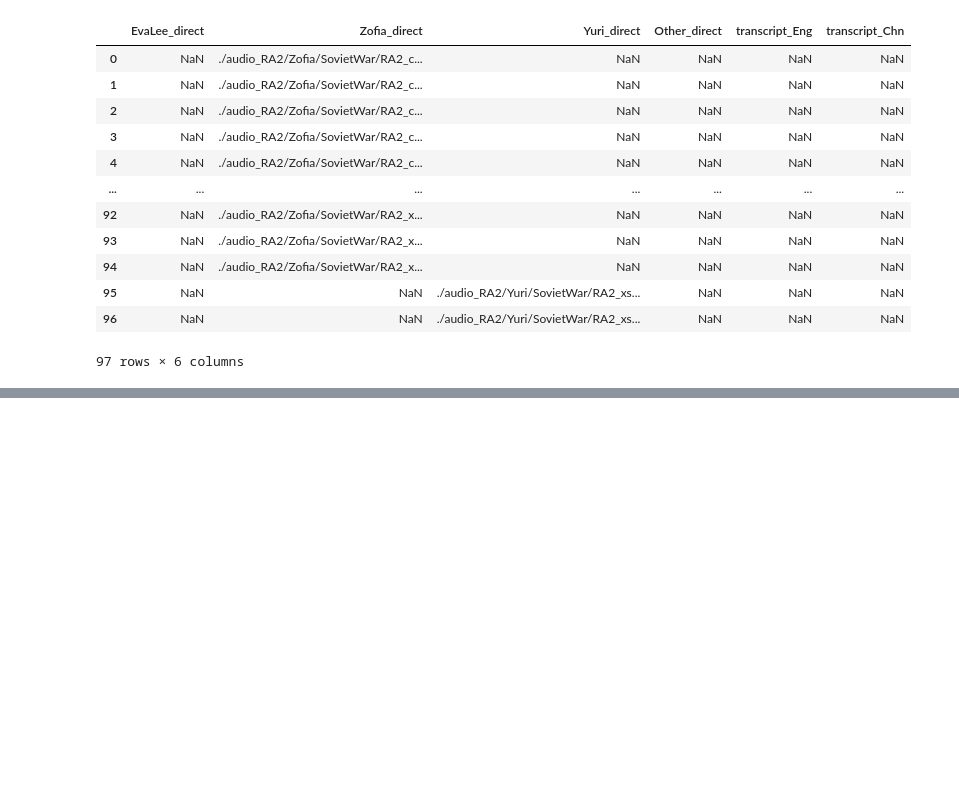
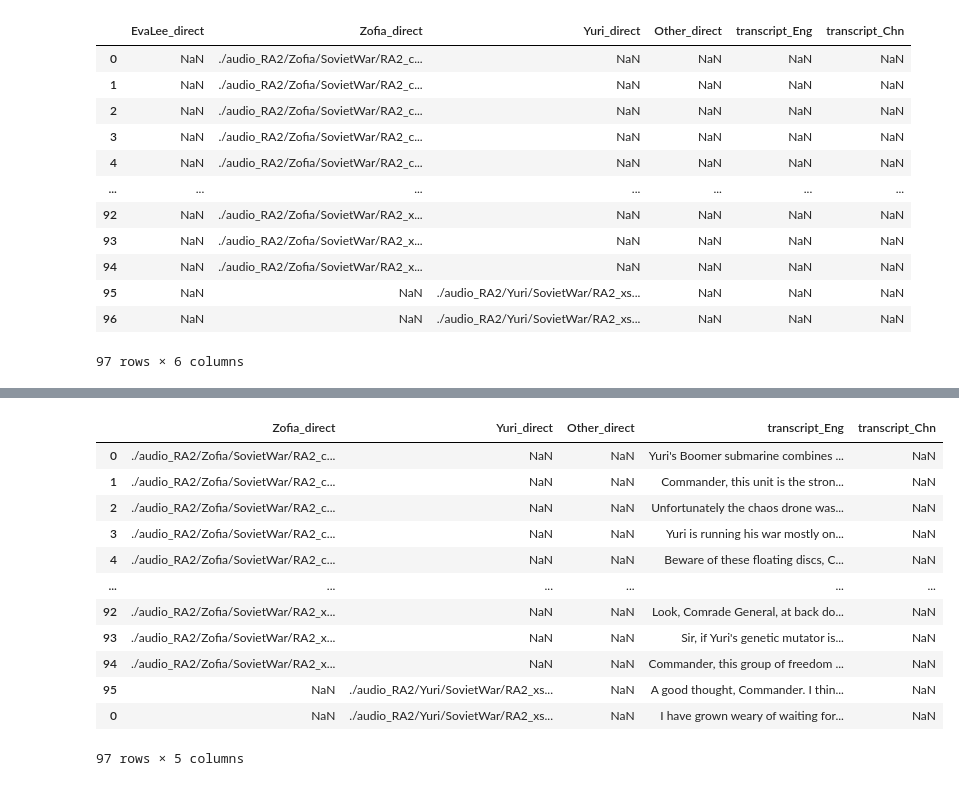
Before and after one commit to junqilu/AudioManipulation, a Jupyter notebook: download_red_alert_voices.ipynb, the cells around one changed output, grey strips where cells are left out. Saved outputs shown, nothing was run; the diff lists cells and outputs as text; code cells hidden in the pictures; blank space fills up the shorter version.

```diff
--- a/download_red_alert_voices.ipynb
+++ b/download_red_alert_voices.ipynb
@@ -893,0 +899,11 @@ total_df.to_csv('./audio_RA2/transcripts/all.csv',
+# %%
+audio_dict = no_transcription.iloc[96].to_dict()
+
+non_nan_key = ''
+for key, value in audio_dict.items():
+    if type(value) == str:
+        audio_file_direct = value
+        non_nan_key = key
+
+
+print('{}: {}'.format(non_nan_key,audio_file_direct))
@@ -893,0 +967,27 @@ total_df.to_csv('./audio_RA2/transcripts/all.csv',
+# %%
+for col in ['Zofia_direct', 'Yuri_direct', 'Other_direct']:
+    if audio_file_direct in mother_df[col].to_list():
+        print('The audio file {} is already in the mother df. The program is'
+              ' terminating now to avoid overwriting.'.format
+              (audio_file_direct))
+        break
+    else:
+        new_mother_df = pd.concat([mother_df, new_entry])
+        new_mother_df.reset_index()
+        new_mother_df.to_csv(no_transcription_save_direct, index=False)
+        display(new_mother_df)
+        break
+# %% [output]
+|  | Zofia_direct | Yuri_direct | Other_direct | transcript_Eng | transcript_Chn |
+| 0 | ./audio_RA2/Zofia/SovietWar/RA2_c... | NaN | NaN | Yuri's Boomer submarine combines ... | NaN |
+| 1 | ./audio_RA2/Zofia/SovietWar/RA2_c... | NaN | NaN | Commander, this unit is the stron... | NaN |
+| 2 | ./audio_RA2/Zofia/SovietWar/RA2_c... | NaN | NaN | Unfortunately the chaos drone was... | NaN |
+| 3 | ./audio_RA2/Zofia/SovietWar/RA2_c... | NaN | NaN | Yuri is running his war mostly on... | NaN |
+| 4 | ./audio_RA2/Zofia/SovietWar/RA2_c... | NaN | NaN | Beware of these floating discs, C... | NaN |
+| ... | ... | ... | ... | ... | ... |
+| 92 | ./audio_RA2/Zofia/SovietWar/RA2_x... | NaN | NaN | Look, Comrade General, at back do... | NaN |
+| 93 | ./audio_RA2/Zofia/SovietWar/RA2_x... | NaN | NaN | Sir, if Yuri's genetic mutator is... | NaN |
+| 94 | ./audio_RA2/Zofia/SovietWar/RA2_x... | NaN | NaN | Commander, this group of freedom ... | NaN |
+| 95 | NaN | ./audio_RA2/Yuri/SovietWar/RA2_xs... | NaN | A good thought, Commander. I thin... | NaN |
+| 0 | NaN | ./audio_RA2/Yuri/SovietWar/RA2_xs... | NaN | I have grown weary of waiting for... | NaN |
+97 rows × 5 columns
```
Also changed, not shown: parts of 14 cells of this notebook, 2 other files.
